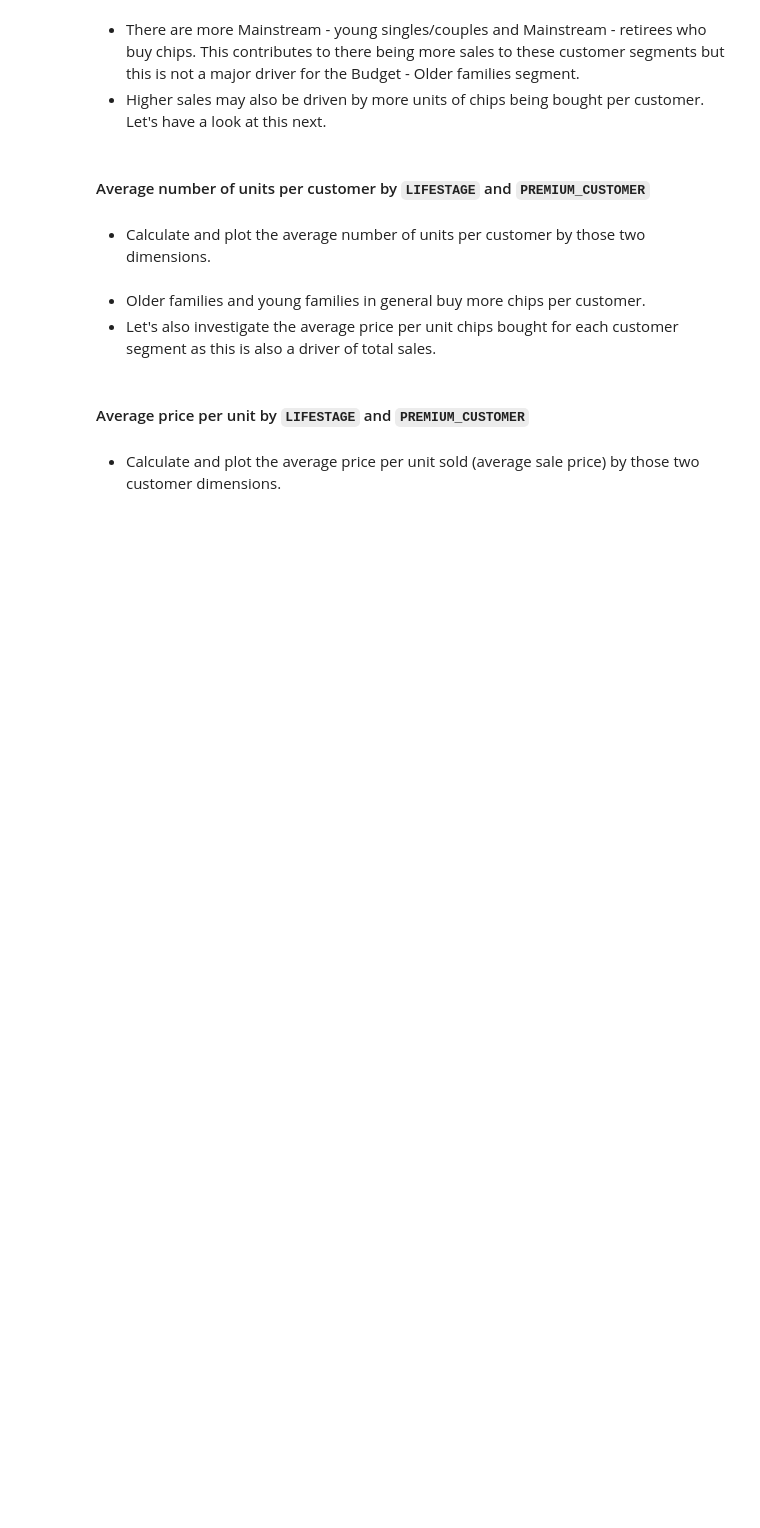
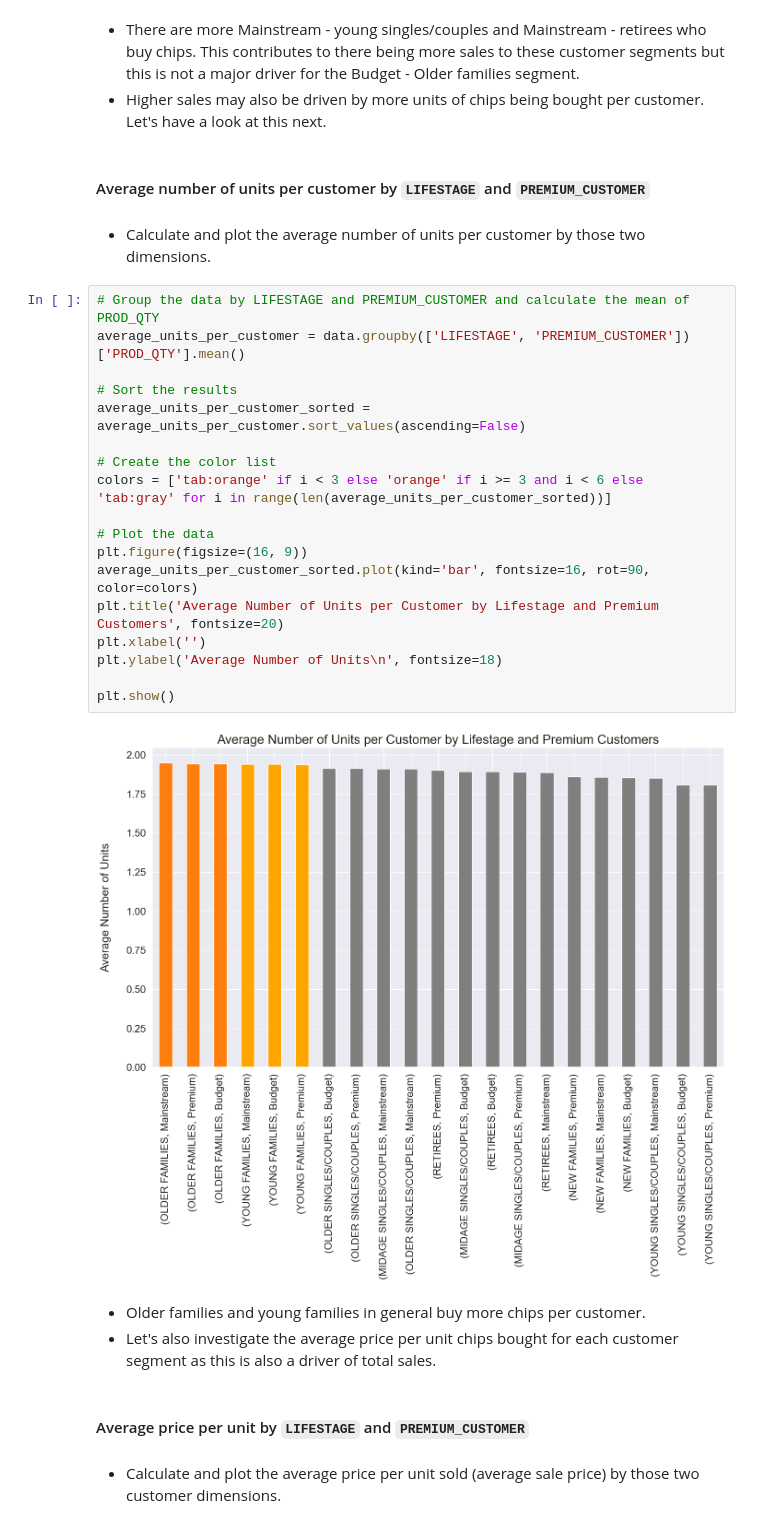
Before and after one commit to sabirinID/Quantium-Data-Analytics-Virtual-Internship, a Jupyter notebook: Files/1-Data Preparation and Customer Analytics/1-Data Preparation.ipynb, the cells around one changed output. Saved outputs shown, nothing was run; the diff lists cells and outputs as text; blank space fills up the shorter version.

```diff
--- a/Files/1-Data Preparation and Customer Analytics/1-Data Preparation.ipynb
+++ b/Files/1-Data Preparation and Customer Analytics/1-Data Preparation.ipynb
@@ -698,6 +722,26 @@ plt.show()
 #### Average number of units per customer by `LIFESTAGE` and `PREMIUM_CUSTOMER`
 # %% [markdown]
 - Calculate and plot the average number of units per customer by those two dimensions.
+# %%
+# Group the data by LIFESTAGE and PREMIUM_CUSTOMER and calculate the mean of PROD_QTY
+average_units_per_customer = data.groupby(['LIFESTAGE', 'PREMIUM_CUSTOMER'])['PROD_QTY'].mean()
+
+# Sort the results
+average_units_per_customer_sorted = average_units_per_customer.sort_values(ascending=False)
+
+# Create the color list
+colors = ['tab:orange' if i < 3 else 'orange' if i >= 3 and i < 6 else 'tab:gray' for i in range(len(average_units_per_customer_sorted))]
+
+# Plot the data
+plt.figure(figsize=(16, 9))
+average_units_per_customer_sorted.plot(kind='bar', fontsize=16, rot=90, color=colors)
+plt.title('Average Number of Units per Customer by Lifestage and Premium Customers', fontsize=20)
+plt.xlabel('')
+plt.ylabel('Average Number of Units\n', fontsize=18)
+
+plt.show()
+# %% [output]
+[figure, added]
 # %% [markdown]
 - Older families and young families in general buy more chips per customer.
 - Let's also investigate the average price per unit chips bought for each customer segment as this is also a driver of total sales.
```
Also changed, not shown: parts of 10 cells of this notebook.
